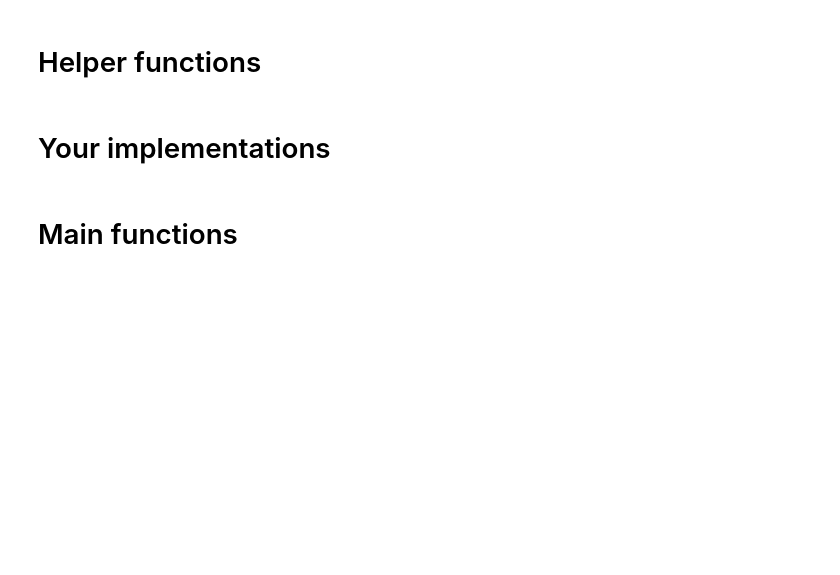
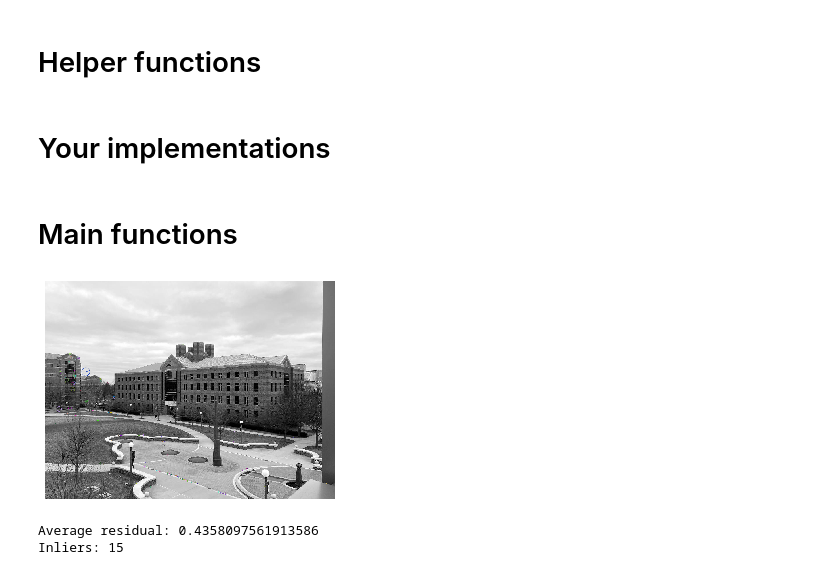
Before and after one commit to katherineyun/CS543, a Jupyter notebook: mp3/MP3_Q1_starter.ipynb, the cells around one changed output. Drawn from its saved outputs; the diff is of its cells as text; code cells hidden in the pictures; blank space fills up the shorter version.

```diff
--- a/mp3/MP3_Q1_starter.ipynb
+++ b/mp3/MP3_Q1_starter.ipynb
@@ -70,4 +70,34 @@ def plot_inlier_matches(ax, img1, img2, inliers):
     ax.axis('off')
 # %% [markdown]
 # Your implementations
+# %%
+def get_best_matches(img1, img2, num_matches):
+    kp1, des1 = get_sift_data(img1)
+    kp2, des2 = get_sift_data(img2)
+    kp1, kp2 = np.array(kp1), np.array(kp2)
+
+    # Find distance between descriptors in images
+    dist = scipy.spatial.distance.cdist(des1, des2, 'sqeuclidean')
+    data = []
+    temp = deepcopy(dist)
+    dist = np.ravel(dist)
+    dist.sort()
+    keypoints = []
+    for i in range(num_matches):
+        k, q = np.where(temp == dist[i])
+        this = []
+        this.append(int(kp1[k[0]].pt[0]))
+        this.append(int(kp1[k[0]].pt[1]))
+        this.append(int(kp2[q[0]].pt[0]))
+        this.append(int(kp2[q[0]].pt[1]))
+        data.append(this)
+        keypoints.append(kp2[q[0]])
+    out = img2.copy()
+    img2 = cv2.cvtColor(img2, cv2.COLOR_BGR2GRAY)
+    out = cv2.drawKeypoints(img2, keypoints, out,
+                            flags=cv2.DRAW_MATCHES_FLAGS_DRAW_RICH_KEYPOINTS)
+    plt.imshow(out)
+    plt.axis('off')
+    plt.show()
+    return data
 # %%
@@ -163,18 +172,24 @@ img1 = imread('./data/Q1/stitch/left.jpg')
 img2 = imread('./data/Q1/stitch/right.jpg')
 # %%
 # part (c) compute and display the initial SIFT matching result
-data = get_best_matches(img1, img2, 100)
+data = get_best_matches(img1, img2, 250)
 data = np.array(data)
 fig, ax = plt.subplots(figsize=(20,10))
-plot_inlier_matches(ax, img1, img2, data)
 fig.savefig('sift_match.pdf', bbox_inches='tight')
+# %% [output]
+[figure, added]
 # %%
 # part (d) performn RANSAC to get the homography and inliers,
 max_inliers, best_model_errors, best_H = ransac(data)
 # display the inlier matching, report the average residual
+
 print("Average residual:", np.average(best_model_errors))
-print("Inliers:", max_inliers)
+print("Inliers:", len(max_inliers))
+plot_inlier_matches(ax, img1, img2, np.asarray(max_inliers))
 fig.savefig('ransac_match.pdf', bbox_inches='tight')
+# %% [output]
+Average residual: 0.4358097561913586
+Inliers: 15
 # %%
 # part (e) warp images to stitch them together,
 # display and report the stitching results
```
Also changed, not shown: parts of 4 cells of this notebook, 1 other file.
